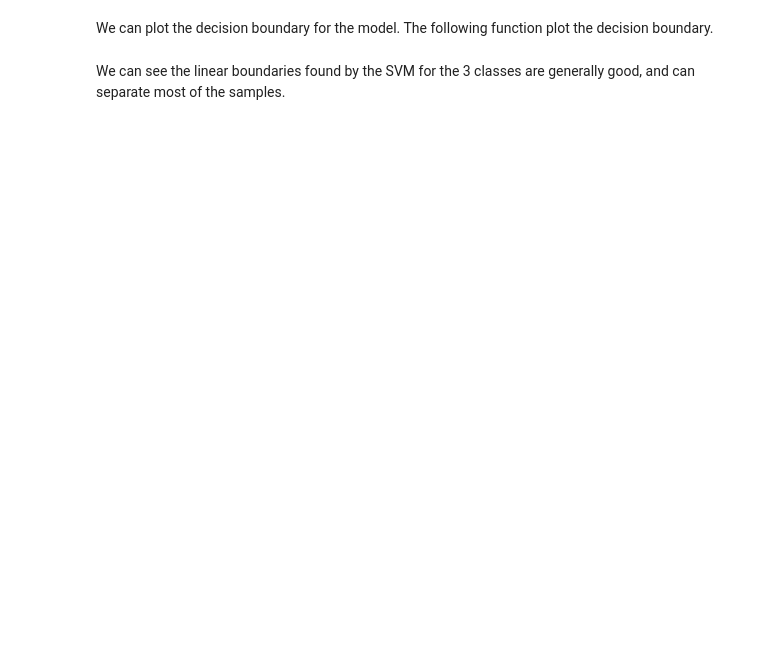
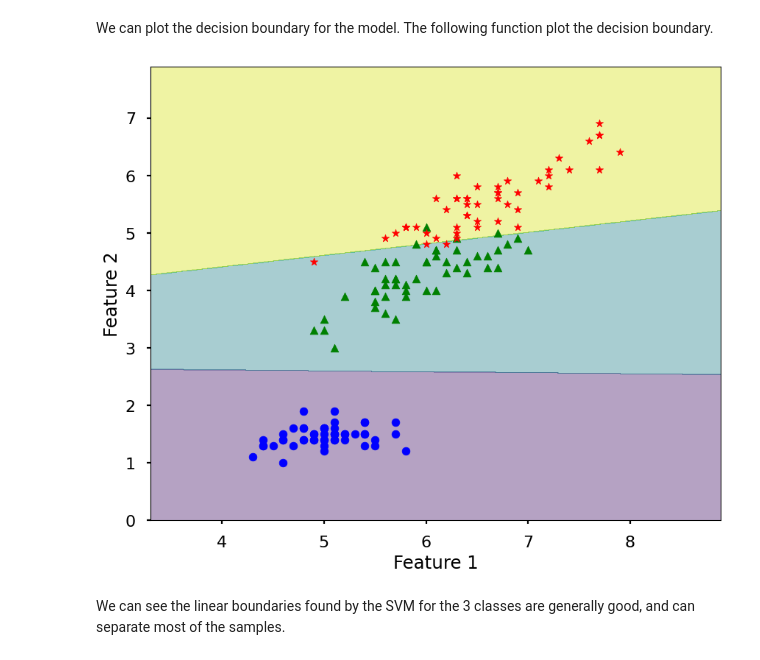
Before and after one commit to LaNasilDark/DDA3020-Assignment, a Jupyter notebook: Assiginment1/HW1_P2_SVM.ipynb, the cells around one changed output. Drawn from its saved outputs; the diff is of its cells as text; code cells hidden in the pictures; blank space fills up the shorter version.

```diff
--- a/Assiginment1/HW1_P2_SVM.ipynb
+++ b/Assiginment1/HW1_P2_SVM.ipynb
@@ -24,7 +24,7 @@ import matplotlib.pyplot as plt
 from sklearn import svm, datasets
 from sklearn.metrics import classification_report
 
-plt.style.use('seaborn-poster')
+plt.style.use('seaborn-v0_8-poster') #seaborn-poster has been deprecated
 %matplotlib inline
 # %%
 # import the iris data
@@ -85,3 +105,4 @@ clf = svm.SVC(kernel='linear')
 
 # Hint: Use the `fit` function of the classifier to train the model with the feature matrix `X` and the target vector `y`.
 # Train the classifier with data
+clf.fit(X, y)
@@ -103,33 +134,35 @@ def plot_desicion_boundary(X, y, clf, title = None):
     y_min, y_max = X[:, 1].min() - 1, X[:, 1].max() + 1
     xx, yy = np.meshgrid(np.arange(x_min, x_max, 0.01),
                          np.arange(y_min, y_max, 0.01))
 
     ######################################
     ## WRITE YOUR CODE HERE (15 Points) ##
     ######################################
 
     # Hint: Use the `predict` method of the trained classifier `clf` to predict the class for each point in the mesh grid.
     # The mesh grid points have been flattened and combined into a single array (np.c_[xx.ravel(), yy.ravel()]).
 
-    Z = #
+    Z = clf.predict(np.c_[xx.ravel(), yy.ravel()])
     Z = Z.reshape(xx.shape)
 
     plt.figure(figsize = (10, 8))
     plt.contourf(xx, yy, Z, alpha=0.4)
 
     for i, c, s in (zip(range(n_class), colors, symbols)):
         ix = y == i
         plt.scatter(X[:, 0][ix], X[:, 1][ix], \
                     color = c, marker = s, s = 60, \
                     label = target_names[i])
 
     if title is not None:
         plt.title(title)
 
     plt.xlabel('Feature 1')
     plt.ylabel('Feature 2')
     plt.show()
 
 plot_desicion_boundary(X, y, clf)
+# %% [output]
+[figure, added]
 # %% [markdown]
 We can see the linear boundaries found by the SVM for the 3 classes are generally good, and can separate most of the samples.
```
Also changed, not shown: parts of 6 cells of this notebook.
